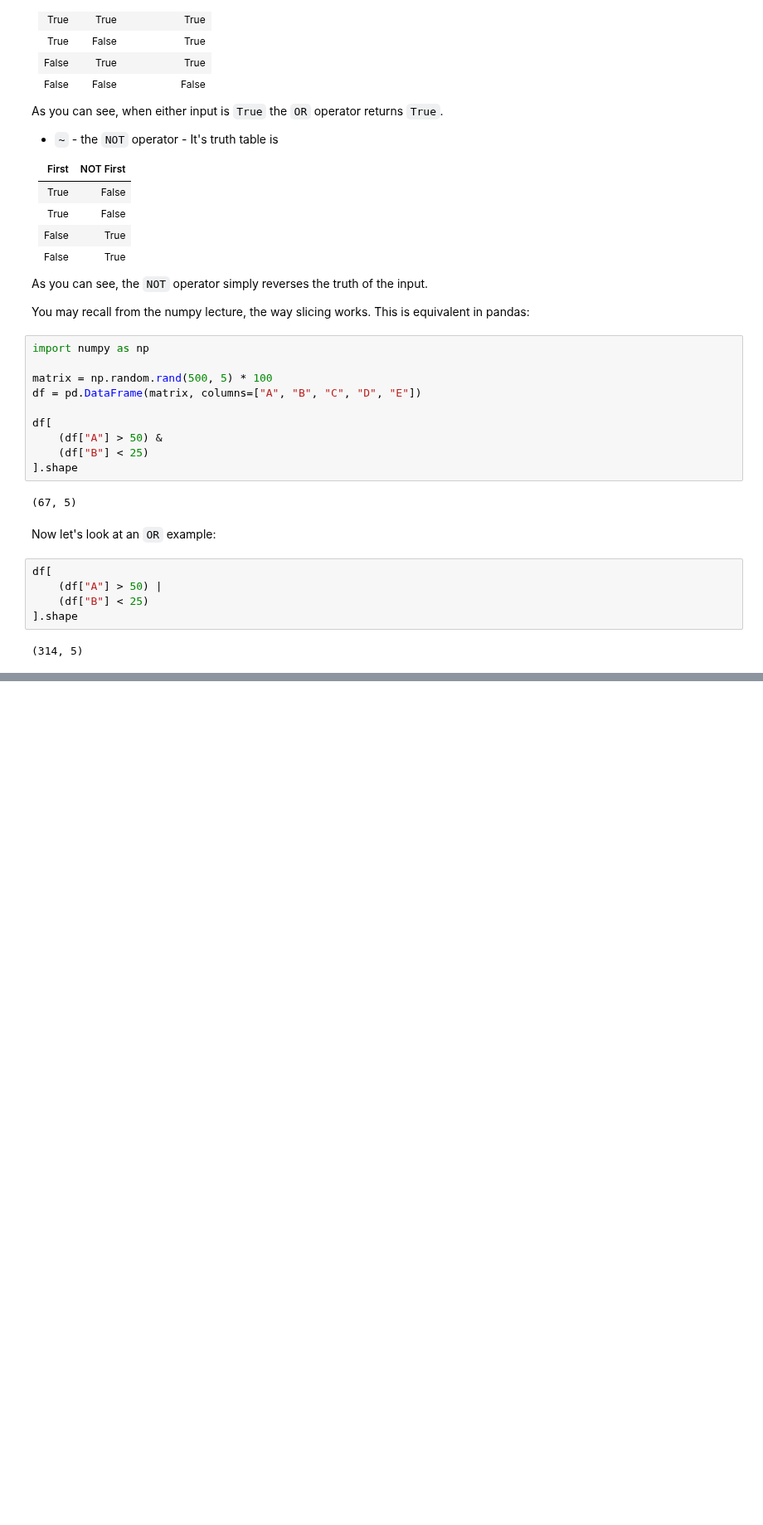
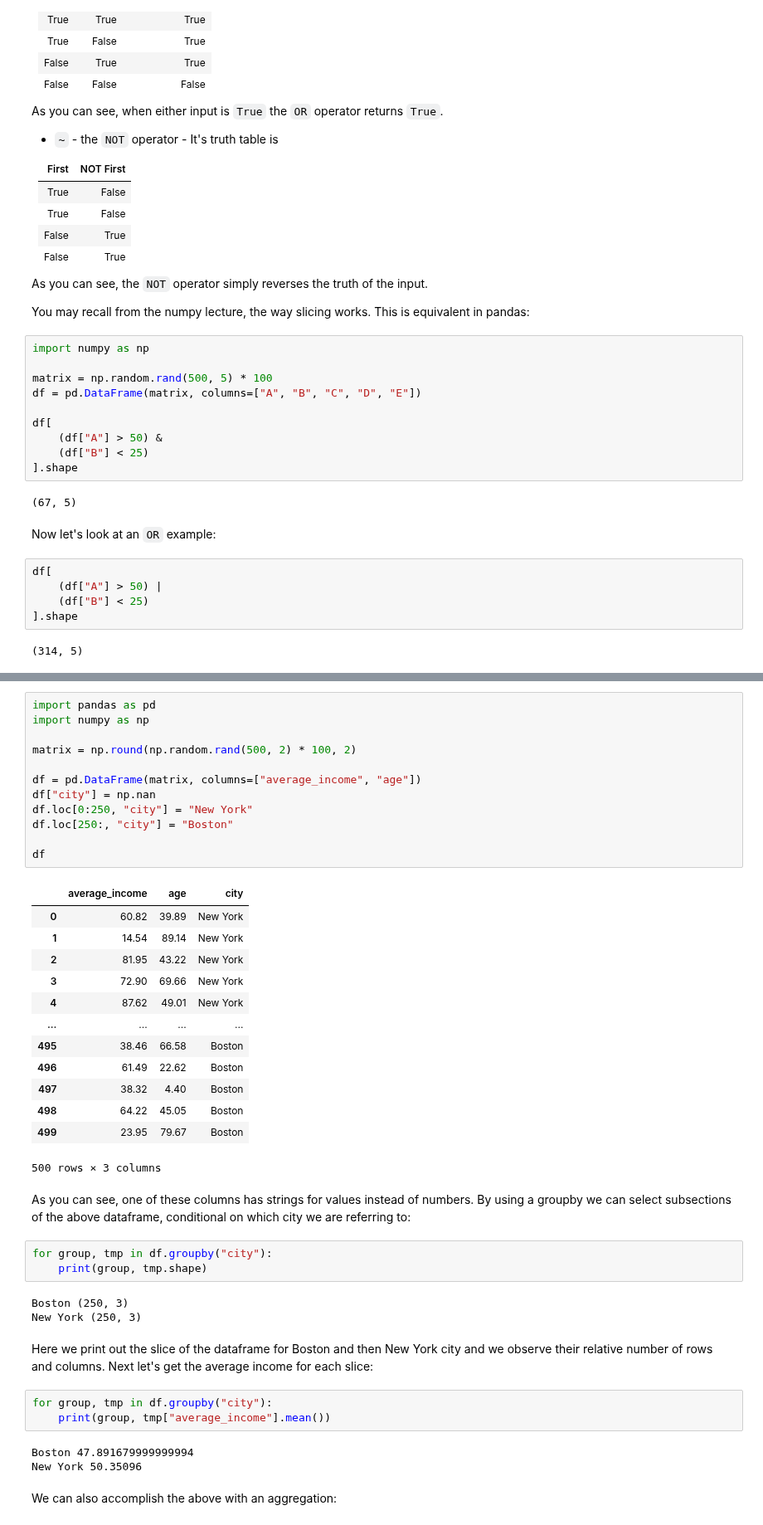
Before and after one commit to EricSchles/datascience_book, a Jupyter notebook: intro_to_python/pandas_basics/Pandas Basics.ipynb, the cells around one changed output, grey strips where cells are left out. Shown at 83% size. Cells and saved outputs as stored; diff of their text form; blank space fills up the shorter version.

```diff
--- a/intro_to_python/pandas_basics/Pandas Basics.ipynb
+++ b/intro_to_python/pandas_basics/Pandas Basics.ipynb
@@ -558,0 +754,44 @@ While we will introduce the topic here, we will not provide an _exhaustive_ enum
+# %%
+import pandas as pd
+import numpy as np
+
+matrix = np.round(np.random.rand(500, 2) * 100, 2)
+
+df = pd.DataFrame(matrix, columns=["average_income", "age"])
+df["city"] = np.nan
+df.loc[0:250, "city"] = "New York"
+df.loc[250:, "city"] = "Boston"
+
+df
+# %% [output]
+|  | average_income | age | city |
+| 0 | 60.82 | 39.89 | New York |
+| 1 | 14.54 | 89.14 | New York |
+| 2 | 81.95 | 43.22 | New York |
+| 3 | 72.90 | 69.66 | New York |
+| 4 | 87.62 | 49.01 | New York |
+| ... | ... | ... | ... |
+| 495 | 38.46 | 66.58 | Boston |
+| 496 | 61.49 | 22.62 | Boston |
+| 497 | 38.32 | 4.40 | Boston |
+| 498 | 64.22 | 45.05 | Boston |
+| 499 | 23.95 | 79.67 | Boston |
+500 rows × 3 columns
+# %% [markdown]
+As you can see, one of these columns has strings for values instead of numbers.  By using a groupby we can select subsections of the above dataframe, conditional on which city we are referring to:
+# %%
+for group, tmp in df.groupby("city"):
+    print(group, tmp.shape)
+# %% [output]
+Boston (250, 3)
+New York (250, 3)
+# %% [markdown]
+Here we print out the slice of the dataframe for Boston and then New York city and we observe their relative number of rows and columns.  Next let's get the average income for each slice:
+# %%
+for group, tmp in df.groupby("city"):
+    print(group, tmp["average_income"].mean())
+# %% [output]
+Boston 47.891679999999994
+New York 50.35096
+# %% [markdown]
+We can also accomplish the above with an aggregation:
```
Also changed, not shown: parts of 28 cells of this notebook.
